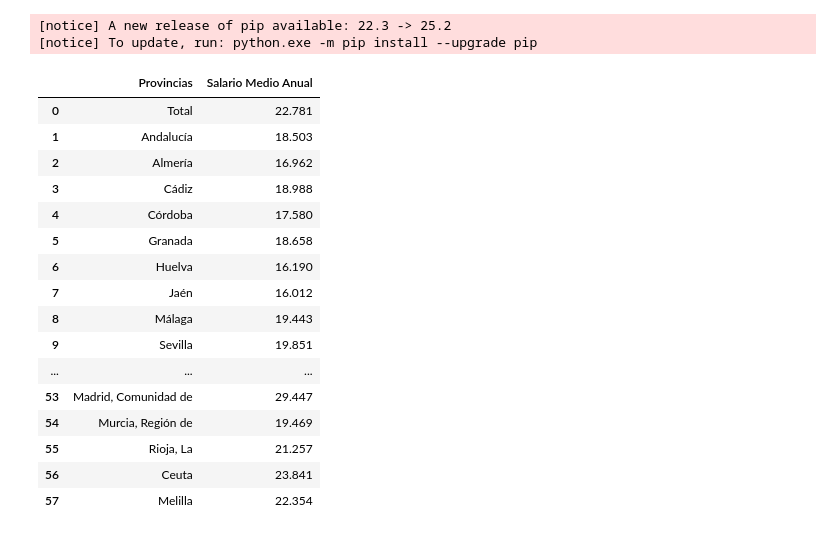
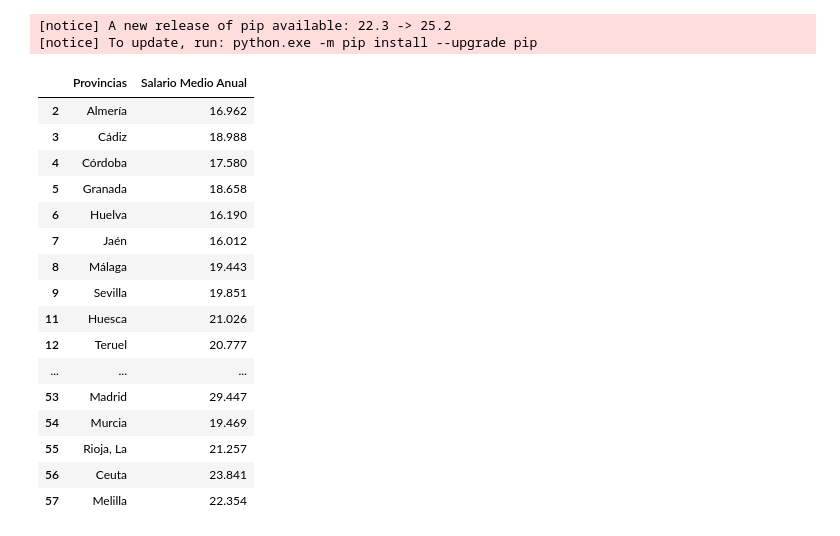
Before and after one commit to Noelia0708/Creacion-Parque-Atracciones, a Jupyter notebook: Proyecto_Parque_Atracciones.ipynb, the cells around one changed output. Saved outputs shown, nothing was run; the diff lists cells and outputs as text; code cells hidden in the pictures.

```diff
--- a/Proyecto_Parque_Atracciones.ipynb
+++ b/Proyecto_Parque_Atracciones.ipynb
@@ -1036,12 +144,21 @@ table = soup.find("table")
 renta = pd.read_html(str(table))[0]
 # %%
 renta_actualizada = renta.rename(columns={"Unnamed: 0": "Provincias"})
+# %%
+renta_actualizada['Provincias'] = renta_actualizada['Provincias'].replace({
+    "Asturias, Principado de": "Asturias",
+    "Madrid, Comunidad de": "Madrid",
+    "S.C.Tenerife": "Tenerife",
+    "Murcia, Región de": "Murcia", "Alicante": "Alicante/Alacant", "Castellón": "Castellón/Castelló", "S.C.Tenerife": "Santa Cruz de Tenerife", "Valencia": "Valencia/València"
+})
+# %%
+valores_a_borrar = ["Total","Andalucía", "Aragón", "Canarias", "Castilla y León", "Castilla - La Mancha", "Cataluña", "Comunitat Valenciana", "Extremadura","Galicia"]
+
+renta_actualizada3 = renta_actualizada[~renta_actualizada['Provincias'].isin(valores_a_borrar)]
 # %%
-renta_actualizada.drop(columns=["Asalariados", "Percepciones por persona", "Salarios"])
+renta_actualizada3.drop(columns=["Asalariados", "Percepciones por persona", "Salarios"])
 # %% [output]
 |  | Provincias | Salario Medio Anual |
-| 0 | Total | 22.781 |
-| 1 | Andalucía | 18.503 |
 | 2 | Almería | 16.962 |
 | 3 | Cádiz | 18.988 |
 | 4 | Córdoba | 17.580 |
@@ -1050,9 +167,11 @@ renta_actualizada.drop(columns=["Asalariados", "Percepciones por persona", "Sala
 | 7 | Jaén | 16.012 |
 | 8 | Málaga | 19.443 |
 | 9 | Sevilla | 19.851 |
+| 11 | Huesca | 21.026 |
+| 12 | Teruel | 20.777 |
 | ... | ... | ... |
-| 53 | Madrid, Comunidad de | 29.447 |
-| 54 | Murcia, Región de | 19.469 |
+| 53 | Madrid | 29.447 |
+| 54 | Murcia | 19.469 |
 | 55 | Rioja, La | 21.257 |
 | 56 | Ceuta | 23.841 |
 | 57 | Melilla | 22.354 |
```
Also changed, not shown: parts of 84 cells of this notebook.
